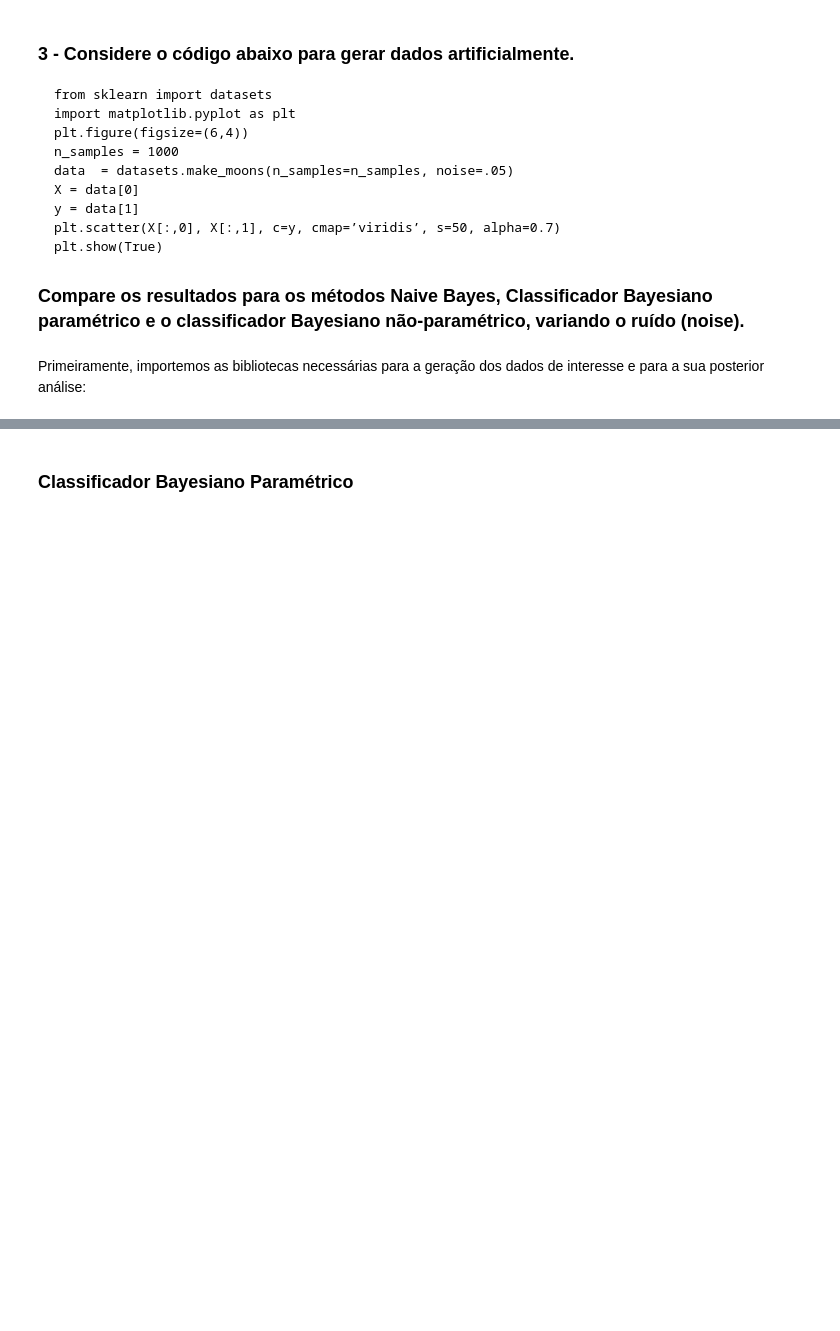
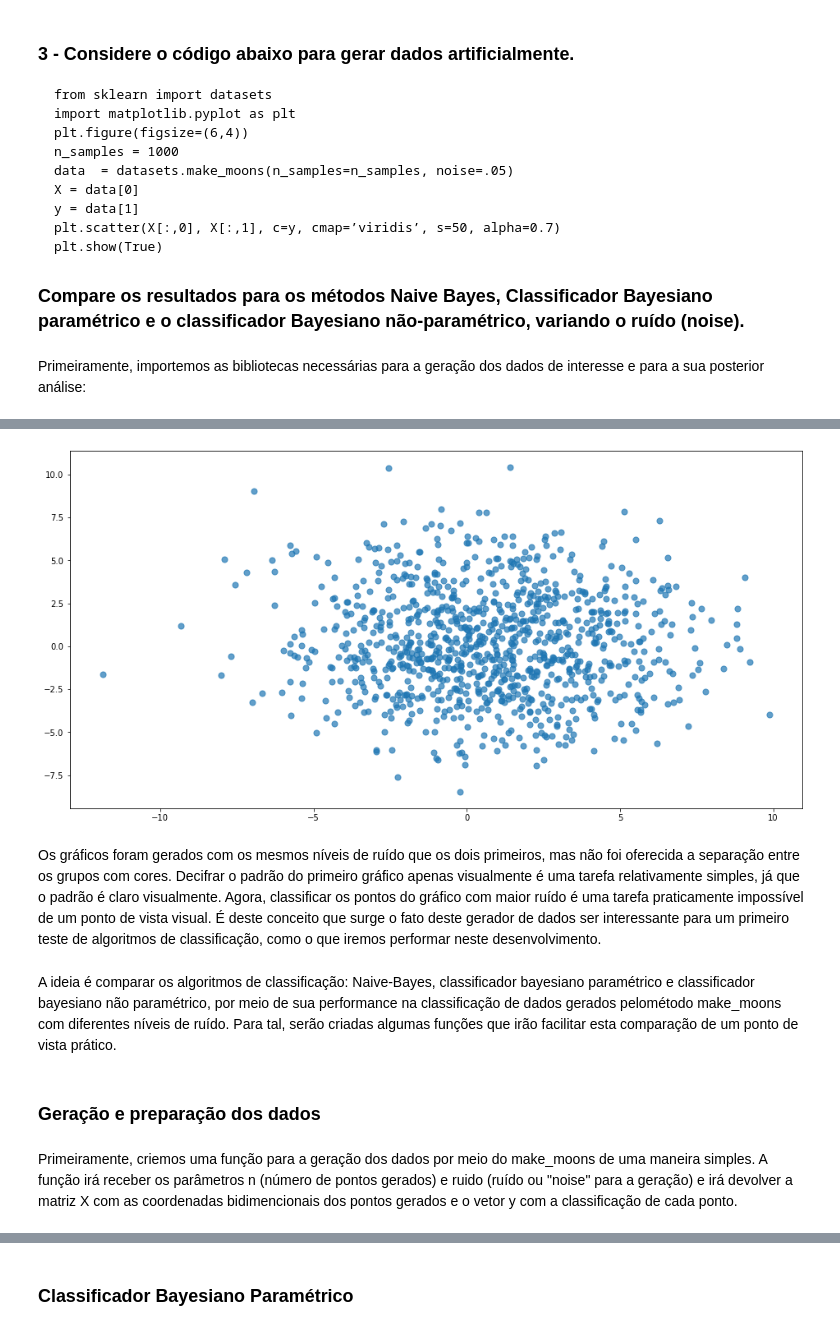
Before and after one commit to BrenoUSP/SME0828_DataScience, a Jupyter notebook: Projects/3 - Classificação/Projeto3_Classificacao_M.ipynb, the cells around one changed output, grey strips where cells are left out. Drawn from its saved outputs; the diff is of its cells as text; code cells hidden in the pictures; blank space fills up the shorter version.

```diff
--- a/Projects/3 - Classificação/Projeto3_Classificacao_M.ipynb
+++ b/Projects/3 - Classificação/Projeto3_Classificacao_M.ipynb
@@ -83,0 +112,19 @@ plt.show(True)
+# %%
+plt.figure(figsize=(16,8))
+
+n_samples = 1000 #número de pontos gerados
+data  = datasets.make_moons(n_samples=n_samples, noise=3)
+X = data[0] #conjunto de dados a serem classificados
+y = data[1] #classes representados por 0 ou 1 (vetor com classificação dos dados de X)
+plt.scatter(X[:,0], X[:,1], cmap="viridis", s=50, alpha=0.7)
+plt.show(True)
+# %% [output]
+[figure, added]
+# %% [markdown]
+Os gráficos foram gerados com os mesmos níveis de ruído que os dois primeiros, mas não foi oferecida a separação entre os grupos com cores. Decifrar o padrão do primeiro gráfico apenas visualmente é uma tarefa relativamente simples, já que o padrão é claro visualmente. Agora, classificar os pontos do gráfico com maior ruído é uma tarefa praticamente impossível de um ponto de vista visual. É deste conceito que surge o fato deste gerador de dados ser interessante para um primeiro teste de algoritmos de classificação, como o que iremos performar neste desenvolvimento.
+# %% [markdown]
+A ideia é comparar os algoritmos de classificação: Naive-Bayes, classificador bayesiano paramétrico e classificador bayesiano não paramétrico, por meio de sua performance na classificação de dados gerados pelométodo make_moons com diferentes níveis de ruído. Para tal, serão criadas algumas funções que irão facilitar esta comparação de um ponto de vista prático.
+# %% [markdown]
+### Geração e preparação dos dados
+# %% [markdown]
+Primeiramente, criemos uma função para a geração dos dados por meio do make_moons de uma maneira simples. A função irá receber os parâmetros n (número de pontos gerados) e ruido (ruído ou "noise" para a geração) e irá devolver a matriz X com as coordenadas bidimencionais dos pontos gerados e o vetor y com a classificação de cada ponto.
```
Also changed, not shown: parts of 41 cells of this notebook.
